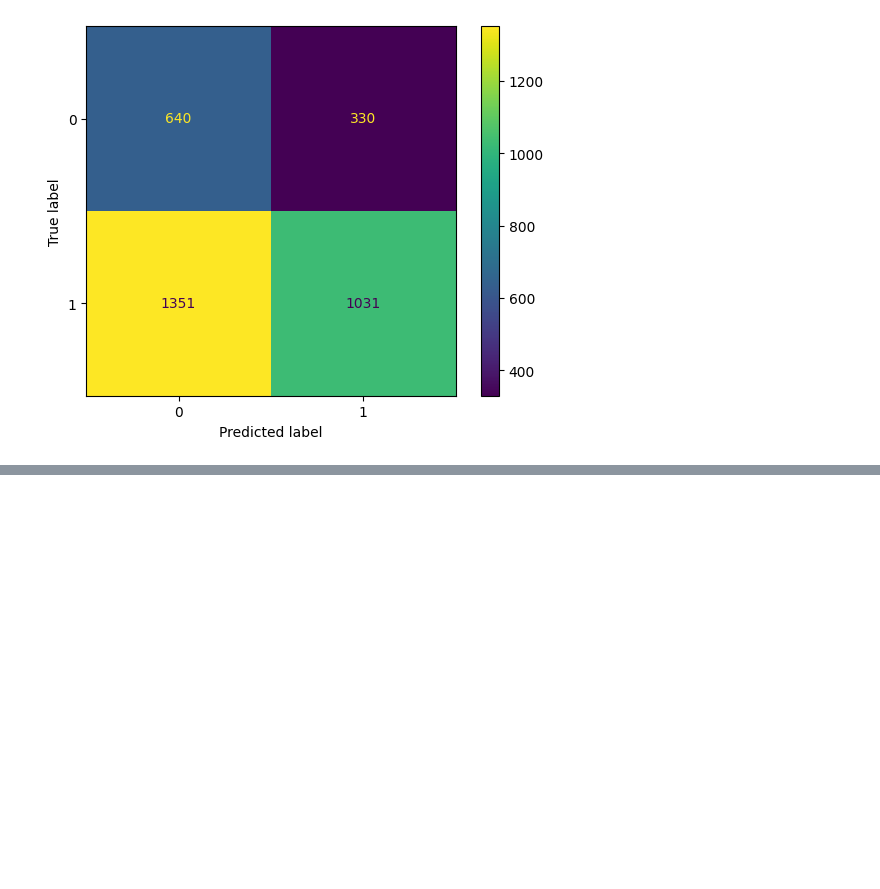
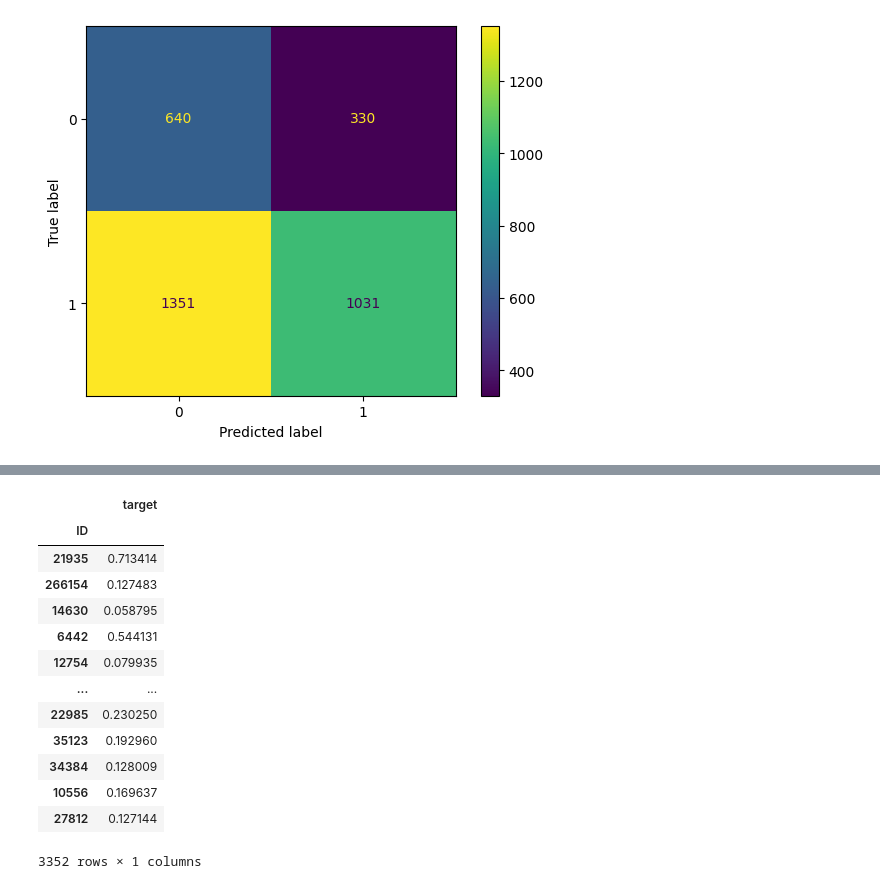
Before and after one commit to erikaminarikova/REFRESH, a Jupyter notebook: loan_data_analysis.ipynb, the cells around one changed output, grey strips where cells are left out. Saved outputs shown, nothing was run; the diff lists cells and outputs as text; code cells hidden in the pictures; blank space fills up the shorter version.

```diff
--- a/loan_data_analysis.ipynb
+++ b/loan_data_analysis.ipynb
@@ -548,7 +548,7 @@ import pandas as pd
 # increasing
 columns_to_keep = [
     'DebtToIncome', 'ExistingLiabilities',
-    'AppliedAmount', 'Interest_capped', 'LoanDuration', 'ProbabilityOfDefault', 'ExpectedLoss'
+    'AppliedAmount', 'Interest_capped', 'LoanDuration'
 ]
 
 # Normalize each column and add a new "_Normalized" version
@@ -574,6 +574,9 @@ Try using .loc[row_indexer,col_indexer] = value instead
 
 See the caveats in the documentation: https://pandas.pydata.org/pandas-docs/stable/user_guide/indexing.html#returning-a-view-versus-a-copy
   data[f"{col}_Normalized"] = (data[col] - min_val) / (max_val - min_val)
+# %%
+data['ProbabilityOfDefault_Normalized'] = data['ProbabilityOfDefault']
+data['ExpectedLoss_Normalized'] = data['ExpectedLoss']
 # %%
 data
 # %% [output]
@@ -951,0 +978,17 @@ Recall =  0.5463116847143957
+# %%
+y
+# %% [output]
+|  | target |
+| ID |  |
+| 21935 | 0.713414 |
+| 266154 | 0.127483 |
+| 14630 | 0.058795 |
+| 6442 | 0.544131 |
+| 12754 | 0.079935 |
+| ... | ... |
+| 22985 | 0.230250 |
+| 35123 | 0.192960 |
+| 34384 | 0.128009 |
+| 10556 | 0.169637 |
+| 27812 | 0.127144 |
+3352 rows × 1 columns
```
Also changed, not shown: parts of 9 cells of this notebook.
